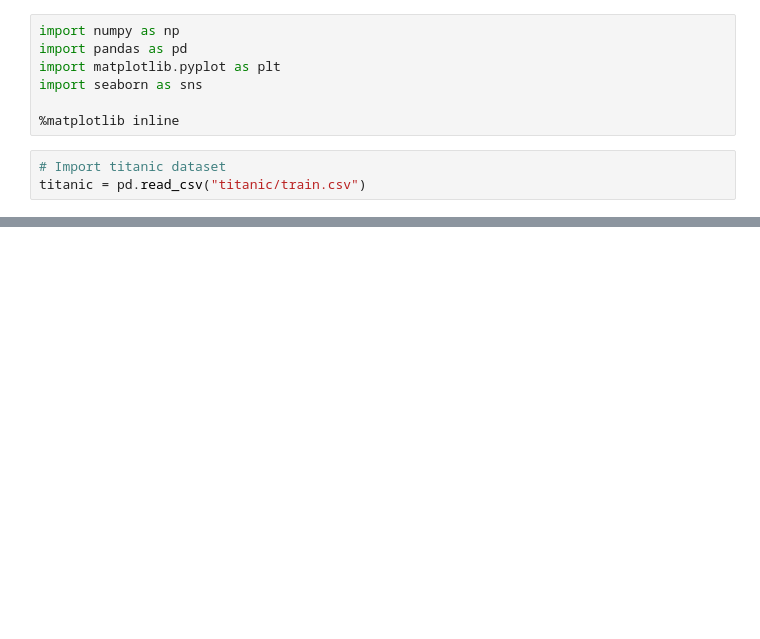
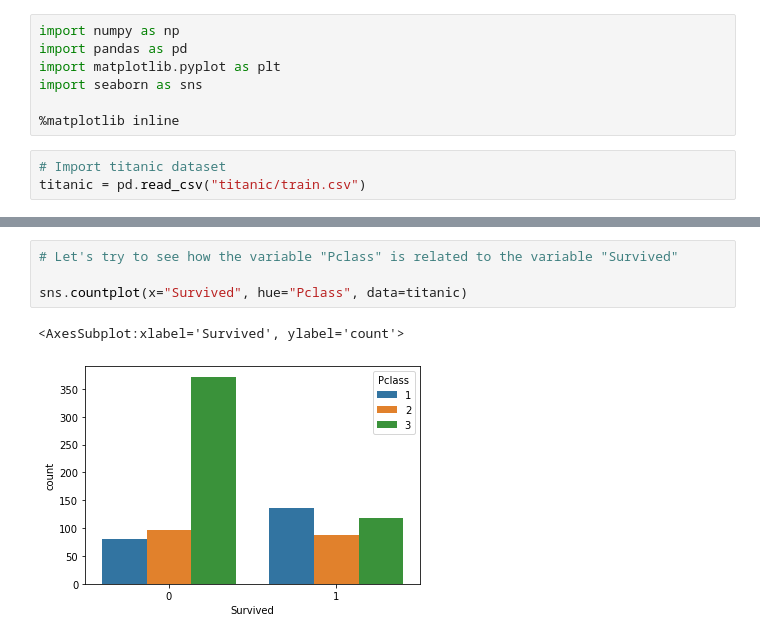
Before and after one commit to m0hank/project-ml, a Jupyter notebook: Titanic dataset.ipynb, the cells around one changed output, grey strips where cells are left out. Saved outputs shown, nothing was run; the diff lists cells and outputs as text; blank space fills up the shorter version.

```diff
--- a/Titanic dataset.ipynb
+++ b/Titanic dataset.ipynb
@@ -19,0 +97,7 @@ titanic.head()
+# %%
+# Let's try to see how the variable "Pclass" is related to the variable "Survived"
+
+sns.countplot(x="Survived", hue="Pclass", data=titanic)
+# %% [output]
+<AxesSubplot:xlabel='Survived', ylabel='count'>
+[figure, added]
```
Also changed, not shown: parts of 14 cells of this notebook.
